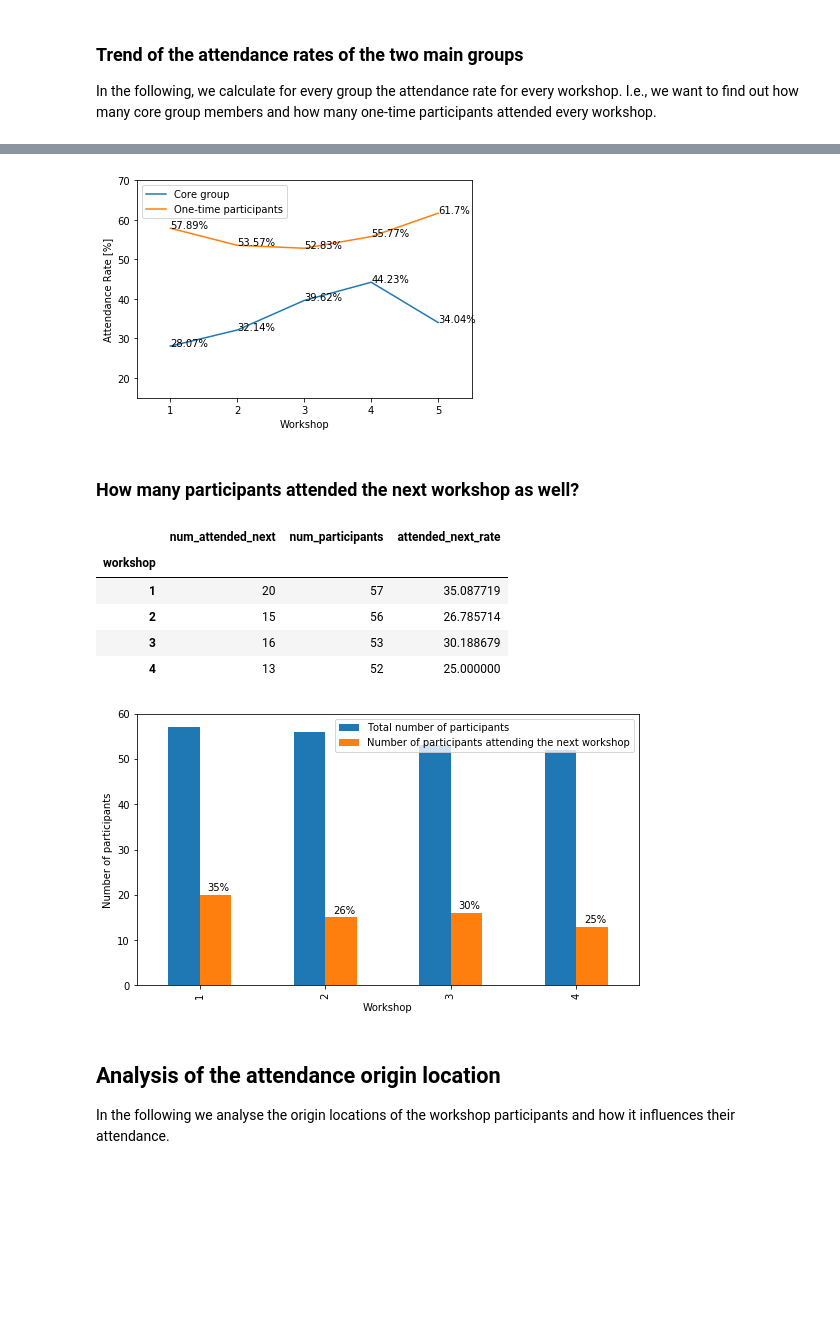
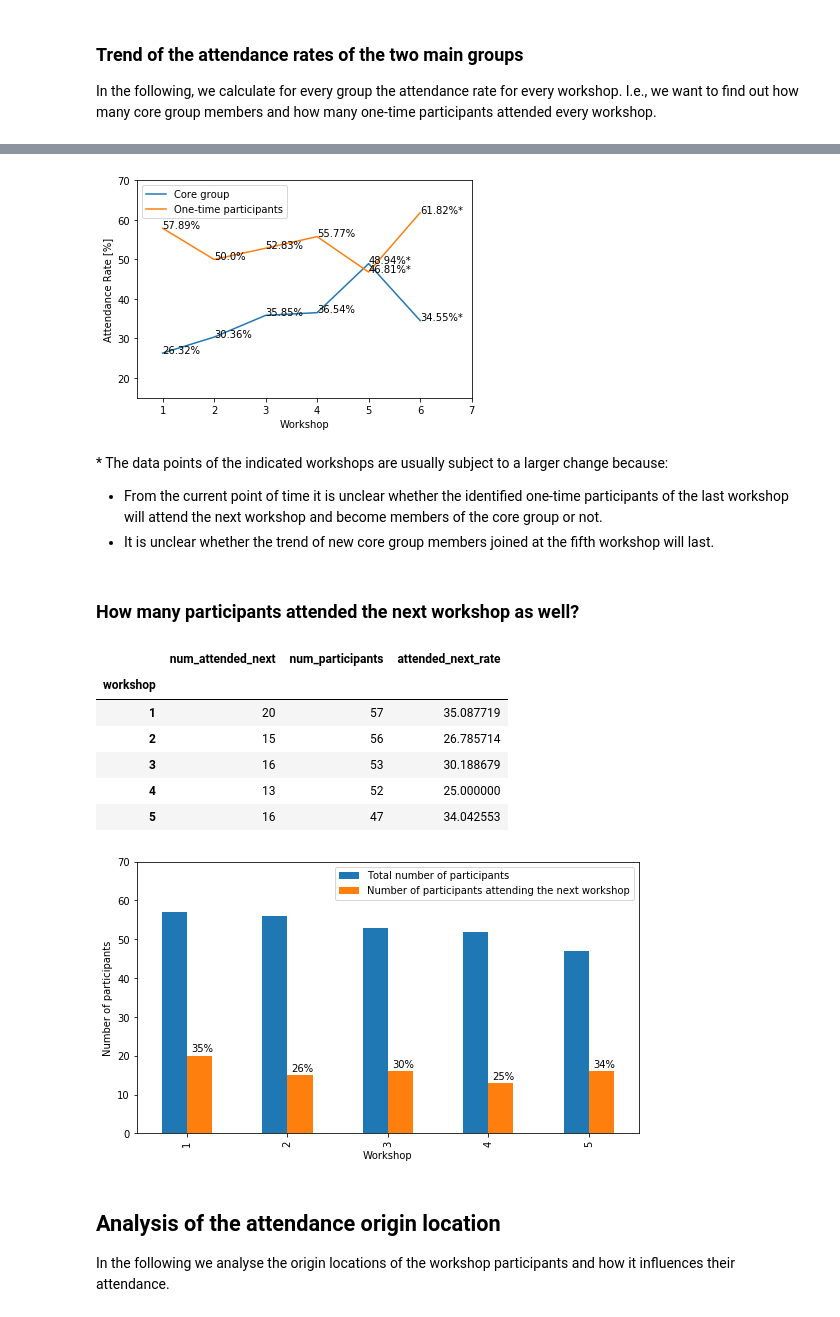
Before and after one commit to DLR-SC/analysis-dlr-se-waws, a Jupyter notebook: analysis.ipynb, the cells around one changed output, grey strips where cells are left out. Saved outputs shown, nothing was run; the diff lists cells and outputs as text; code cells hidden in the pictures; blank space fills up the shorter version.

```diff
--- a/analysis.ipynb
+++ b/analysis.ipynb
@@ -119,31 +131,43 @@ In the following, we calculate for every group the attendance rate for every wor
 # %%
 # Define attendance data and calculates corresponding attendance rates
 attendance_data = {
-    "workshop": [1, 2, 3, 4, 5],
+    "workshop": [1, 2, 3, 4, 5, 6],
     "num_participants": workshops.num_participants.values,
     "num_core_group": [
         core_group["1"].sum(),
         core_group["2"].sum(),
         core_group["3"].sum(),
         core_group["4"].sum(),
-        core_group["5"].sum()],
+        core_group["5"].sum(),
+        core_group["6"].sum()],
     "num_one_time_participants": [
         one_time_participants["1"].sum(),
         one_time_participants["2"].sum(),
         one_time_participants["3"].sum(),
         one_time_participants["4"].sum(),
-        one_time_participants["5"].sum()]
+        one_time_participants["5"].sum(),
+        one_time_participants["6"].sum()],
+     "num_non_regular_participants": [
+        non_regular_group["1"].sum(),
+        non_regular_group["2"].sum(),
+        non_regular_group["3"].sum(),
+        non_regular_group["4"].sum(),
+        non_regular_group["5"].sum(),
+        non_regular_group["6"].sum()]
 }
 attendance_data = pd.DataFrame(attendance_data)
 attendance_data["rate_core_to_num_participants"] = attendance_data["num_core_group"] / attendance_data["num_participants"] * 100
 attendance_data["rate_one_time_to_num_participants"] = attendance_data["num_one_time_participants"] / attendance_data["num_participants"] * 100
+attendance_data["rate_non_regular_participants_to_num_participants"] = attendance_data["num_non_regular_participants"] / attendance_data["num_participants"] * 100
 attendance_data = attendance_data.set_index("workshop")
 
 # Calculate the average attendance rate for every group
 average_attendance_rate_core = attendance_data["rate_core_to_num_participants"].sum() / len(workshops)
 average_attendance_rate_one_time = attendance_data["rate_one_time_to_num_participants"].sum() / len(workshops)
+average_attendance_rate_non_regular = attendance_data["rate_non_regular_participants_to_num_participants"].sum() / len(workshops)
 
 print("Average attendance rate of the core group:", average_attendance_rate_core)
 print("Average attendance rate of one-time participants:", average_attendance_rate_one_time)
-attendance_data.head(5)
+print("Average attendance rate of non-regular participants:", average_attendance_rate_non_regular)
+attendance_data.head(6)
 # %% [output]
@@ -159,12 +185,13 @@ Average attendance rate of one-time participants: 56.35354250431688
 # %%
 # Plot rates trend
 %matplotlib inline
-attendance_rate_data = attendance_data.drop(columns=["num_core_group", "num_one_time_participants", "num_participants"])
+attendance_rate_data = attendance_data.drop(
+    columns=["num_core_group", "num_one_time_participants", "num_non_regular_participants", "num_participants", "rate_non_regular_participants_to_num_participants"])
 ax = attendance_rate_data.plot.line()
 
 # Adjust x and y axis as well as the legend
 ax.set_xbound(0.5, 5.5)
-ax.set_xticks([1, 2, 3, 4, 5])
+ax.set_xticks([1, 2, 3, 4, 5, 6, 7])
 ax.set_xlabel("Workshop")
 ax.set_ybound(15, 70)
 ax.set_ylabel("Attendance Rate [%]")
@@ -172,22 +199,34 @@ ax.legend(["Core group", "One-time participants"], loc="upper left")
 
 # Print values
 for index, value in enumerate(attendance_rate_data["rate_core_to_num_participants"]):
-    ax.text(index + 1, value, str(round(value, 2)) + "%")
+    if index < len(attendance_rate_data) - 2:
+        ax.text(index + 1, value, str(round(value, 2)) + "%")
+    else:
+        ax.text(index + 1, value, str(round(value, 2)) + "%*")
+
 for index, value in enumerate(attendance_rate_data["rate_one_time_to_num_participants"]):
-    ax.text(index + 1, value, str(round(value, 2)) + "%")
+    if index < len(attendance_rate_data) - 2:
+        ax.text(index + 1, value, str(round(value, 2)) + "%")
+    else:
+        ax.text(index + 1, value, str(round(value, 2)) + "%*")
 # %% [output]
-[figure, old version]
+[figure, new version]
+# %% [markdown]
+\* The data points of the indicated workshops are usually subject to a larger change because:
+* From the current point of time it is unclear whether the identified one-time participants of the last workshop will attend the next workshop and become members of the core group or not.
+* It is unclear whether the trend of new core group members joined at the fifth workshop will last.
 # %% [markdown]
 ### How many participants attended the next workshop as well?
 # %%
 # Define the attended next data
 attended_next_data = {
-    "workshop": [1, 2, 3, 4],
+    "workshop": [1, 2, 3, 4, 5],
     "num_attended_next": [
         len(participants[(participants["1"] == True) & (participants["2"] == True)]),
         len(participants[(participants["2"] == True) & (participants["3"] == True)]),
         len(participants[(participants["3"] == True) & (participants["4"] == True)]),
         len(participants[(participants["4"] == True) & (participants["5"] == True)]),
+        len(participants[(participants["5"] == True) & (participants["6"] == True)])
     ],
     "num_participants": workshops.num_participants.values[:-1]
 }
@@ -195,7 +234,7 @@ attended_next_data = pd.DataFrame(attended_next_data)
 attended_next_data["attended_next_rate"] = attended_next_data["num_attended_next"] / attended_next_data["num_participants"] * 100
 attended_next_data = attended_next_data.set_index("workshop")
 
-attended_next_data.head(5)
+attended_next_data.head(6)
 # %% [output]
 |  | num_attended_next | num_participants | attended_next_rate |
 | workshop |  |  |  |
@@ -203,24 +242,25 @@ attended_next_data.head(5)
 | 2 | 15 | 56 | 26.785714 |
 | 3 | 16 | 53 | 30.188679 |
 | 4 | 13 | 52 | 25.000000 |
+| 5 | 16 | 47 | 34.042553 |
 # %%
 # Plot the attended next data
 attended_next_plot = attended_next_data.drop(columns=["attended_next_rate"])
 attended_next_plot = attended_next_plot[["num_participants", "num_attended_next"]] # Ensure the right column order
 ax = attended_next_plot.plot.bar(figsize=(9, 5))
 ax.set_xlabel("Workshop")
 ax.set_ylabel("Number of participants")
-ax.set_ybound(0, 60)
+ax.set_ybound(0, 70)
 ax.legend(["Total number of participants", "Number of participants attending the next workshop"])
 
 # Print attended next rate values
-num_pairs = 4
+num_pairs = 5
 attended_next_rates = ["{}%".format(int(value)) for value in attended_next_data.attended_next_rate.values]
 make_pairs = zip(*[ax.get_children()[:num_pairs], ax.get_children()[num_pairs:num_pairs*2]])
 for index, (left, right) in enumerate(make_pairs):
     ax.text(index + 0.15, min(left.get_bbox().y1, right.get_bbox().y1) + 1, attended_next_rates[index], horizontalalignment="center")
 # %% [output]
-[figure, old version]
+[figure, new version]
 # %% [markdown]
 ## Analysis of the attendance origin location
 In the following we analyse the origin locations of the workshop participants and how it influences their attendance.
```
Also changed, not shown: parts of 17 cells of this notebook, 3 other files.
